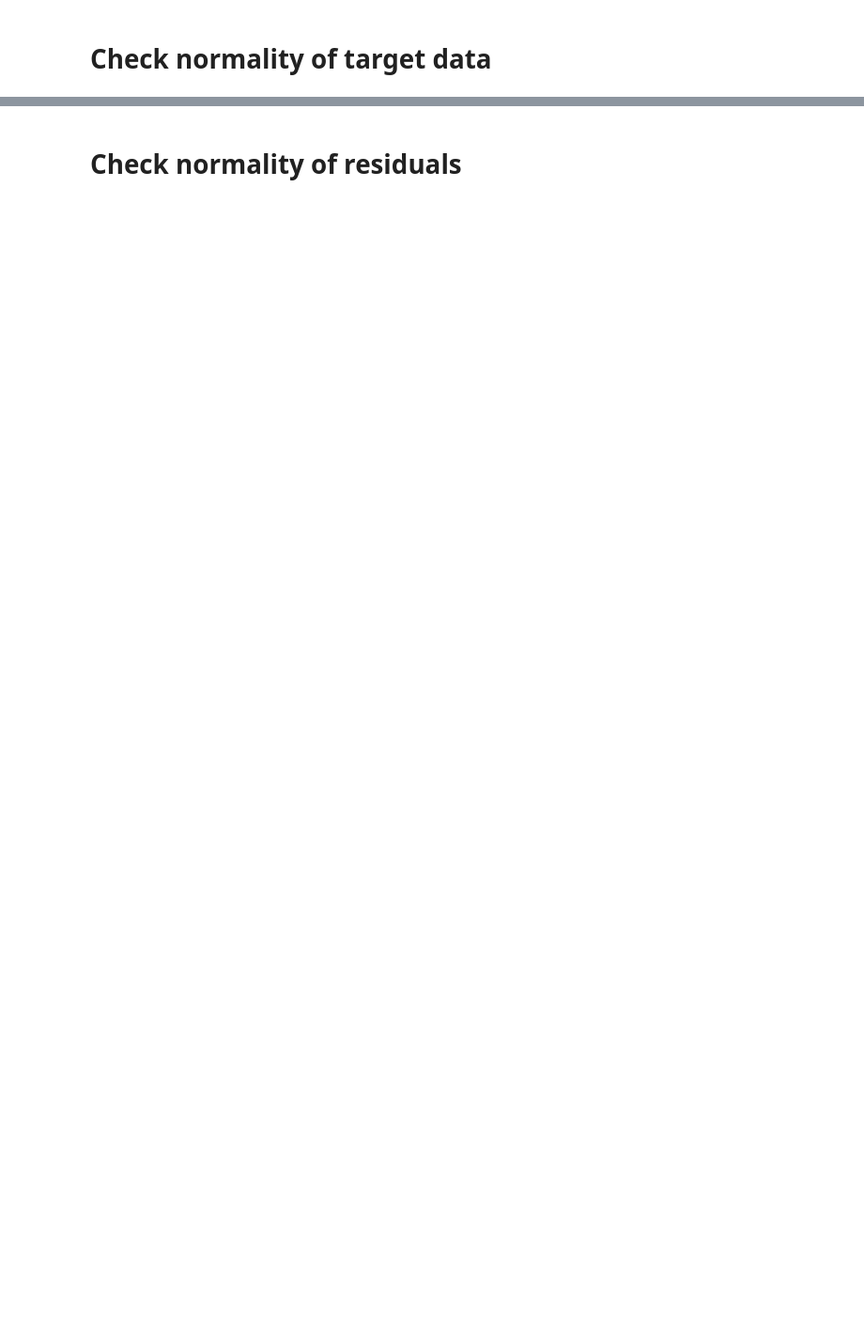
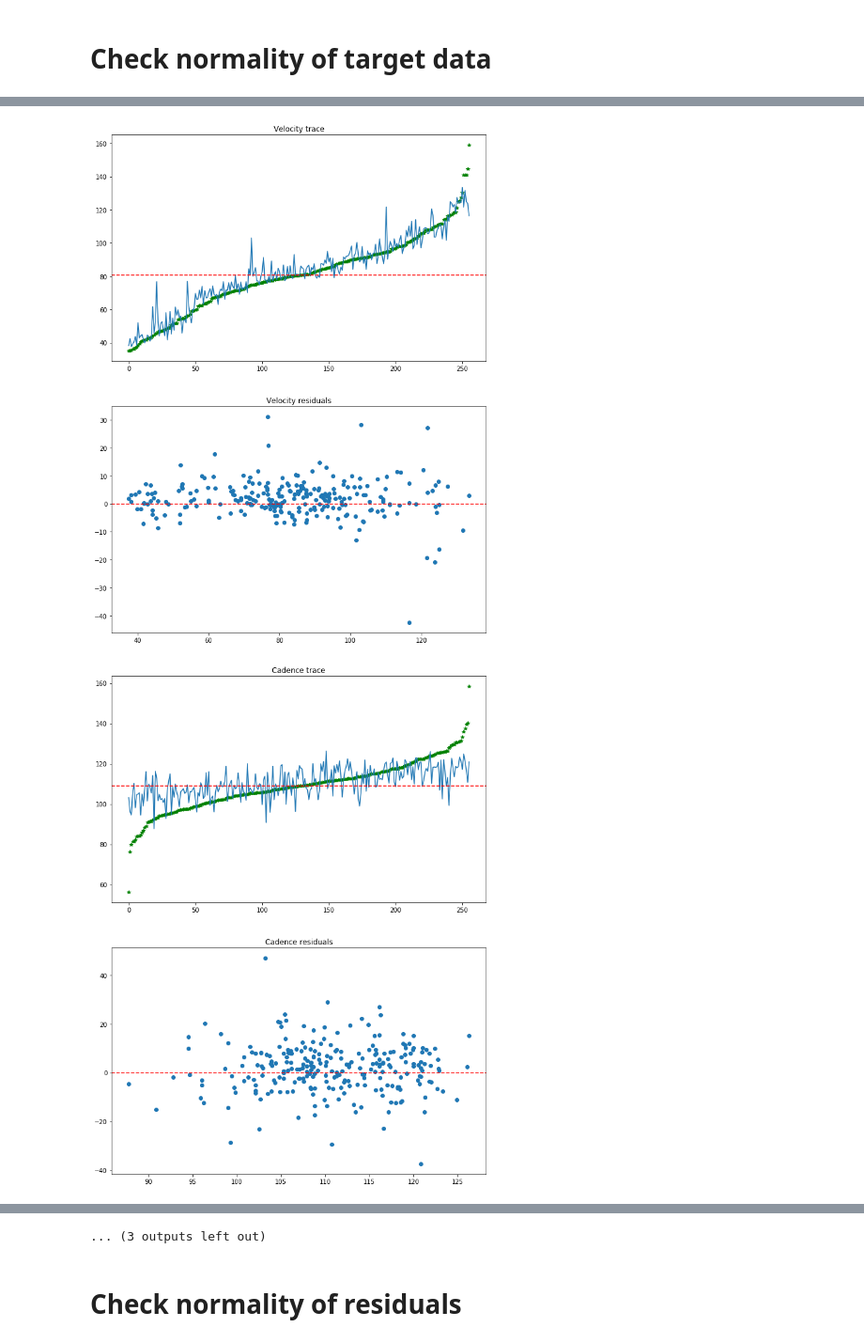
Before and after one commit to youhs4554/gaitanalysis, a Jupyter notebook: src/dev/c3d_test.ipynb, the cells around one changed output, grey strips where cells are left out. Shown at 94% size. Drawn from its saved outputs; the diff is of its cells as text; code cells hidden in the pictures; blank space fills up the shorter version.

Commit message:
ICONIP 2019 resuls

```diff
--- a/src/dev/c3d_test.ipynb
+++ b/src/dev/c3d_test.ipynb
@@ -92,10 +92,10 @@ def fetch_samples_from_dataset(dataset):
 
 def record_score(y_pred, y_true, epoch, phase, log_path="score_log.txt"):
     deco = f"=== EPOCH-{epoch} / {phase} === summary"
-    mae = f"MAE : {mean_absolute_error(y_true, y_pred)}"
-    mse = f"MSE : {mean_squared_error(y_true, y_pred)}"
+    mae = f"MAE : {mean_absolute_error(y_true, y_pred, multioutput='raw_values')}"
+    mse = f"MSE : {mean_squared_error(y_true, y_pred, multioutput='raw_values')}"
     rmse = f"RMSE : {np.sqrt(mean_squared_error(y_true, y_pred))}"
-    r2 = f"R^2 : {r2_score(y_true, y_pred, multioutput='variance_weighted')}"
+    r2 = f"R^2 : {r2_score(y_true, y_pred, multioutput='raw_values')}"
     ev = f"Explained variation : {explained_variance_score(y_true, y_pred, multioutput='variance_weighted')}"
 
     msg = '\n'.join([deco, mae, mse, rmse, r2, ev])
@@ -263,9 +264,11 @@ super_class = NeuralNetRegressor
 if task.split('@')[1]=='fromscratch':
     super_class = AutoEncoderNet
 
-net, train_dataset, valid_dataset, scaler = cross_validation_loop(super_class=super_class,
+net, train_dataset, valid_dataset, test_dataset, scaler = cross_validation_loop(super_class=super_class,
                       #feature_extraction_model=tf_model, feature_layer='fc1',
                       model=eval('_'.join(task.split('@')).capitalize()),
                       task=task,
-                      callback_list=['early_stop', 'prog_bar', 'report_regression_results'])
+                      callback_list=['early_stop',
+                                     'lr_scheduler',
+                                     'prog_bar', 'report_regression_results'])
 # %% [output]
@@ -285,14 +300,24 @@ qqplot(y_true[:,0], line='s'); plt.show()
 # %%
-sampled_y_true = scaler.inverse_transform(y_true)[:,-1] if scaler else y_true[:,-1]
-sampled_y_pred = scaler.inverse_transform(y_pred)[:,-1] if scaler else y_pred[:,-1]
+for ix,col in enumerate(target_columns):
+    sampled_y_true = scaler.inverse_transform(y_true)[:,ix] if scaler else y_true[:,ix]
+    sampled_y_pred = scaler.inverse_transform(y_pred)[:,ix] if scaler else y_pred[:,ix]
 
-sorted_ixs = np.argsort(sampled_y_true)
+    sorted_ixs = np.argsort(sampled_y_true)
 
-sampled_y_true = sampled_y_true[sorted_ixs]
-sampled_y_pred = sampled_y_pred[sorted_ixs]
+    sampled_y_true = sampled_y_true[sorted_ixs]
+    sampled_y_pred = sampled_y_pred[sorted_ixs]
 
-fig, axes = plt.subplots(2, figsize=(11,15))
-axes[0].plot(sampled_y_true, 'g*')
-axes[0].plot(sampled_y_pred)
-axes[1].scatter(sampled_y_pred, sampled_y_pred-sampled_y_true)
-axes[1].axhline(y=0.0, color='r', linestyle='-')
+
+    fig, axes = plt.subplots(2, figsize=(11,15))
+    axes[0].set_title(col+' trace')
+    axes[0].plot(sampled_y_true, 'g*')
+    axes[0].plot(sampled_y_pred)
+    axes[0].axhline(y=sampled_y_true.mean(), color='r', linestyle='--')
+    axes[1].set_title(col+' residuals')
+    axes[1].scatter(sampled_y_pred, sampled_y_pred-sampled_y_true)
+    axes[1].axhline(y=0.0, color='r', linestyle='--')
+    plt.savefig(f'figures/results/{col.replace("/", "_")}.png')
+    plt.show()
+# %% [output]
+[figure, added]
+[figure, added]
@@ -299,3 +334,4 @@ axes[1].axhline(y=0.0, color='r', linestyle='-')
+... (3 outputs left out)
 # %% [markdown]
 # Check normality of residuals
 # %%
```
Also changed, not shown: parts of 9 cells of this notebook, 23 other files.
